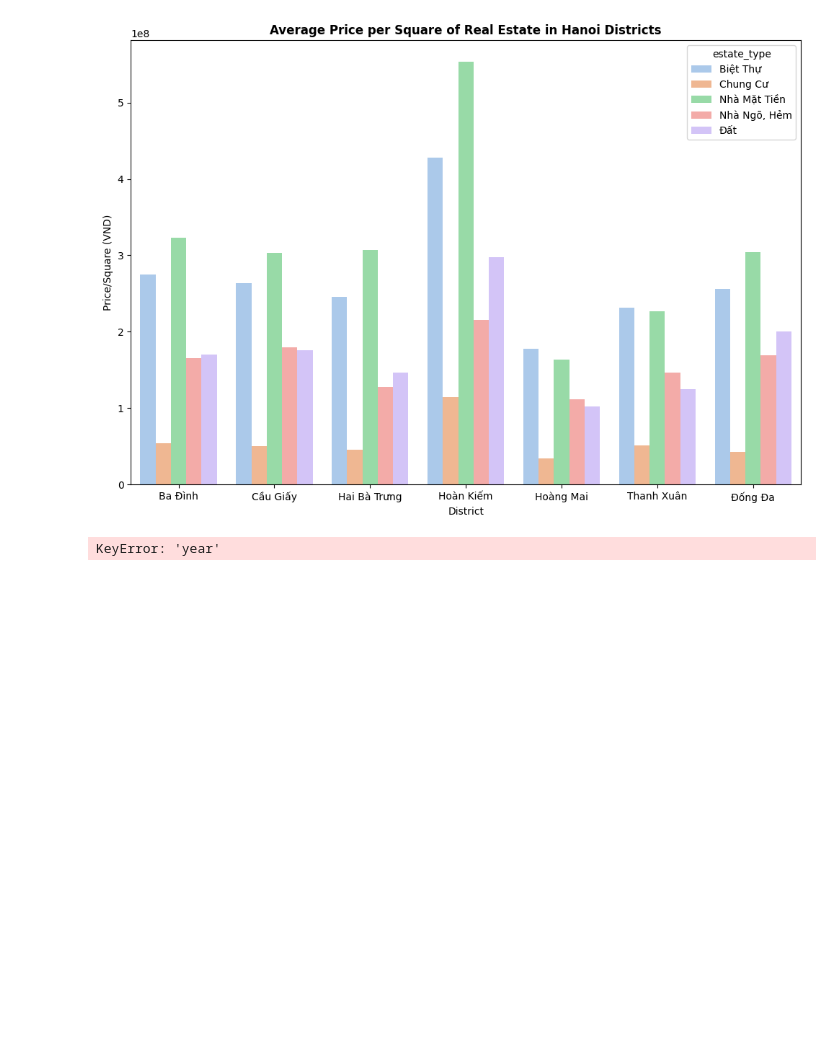
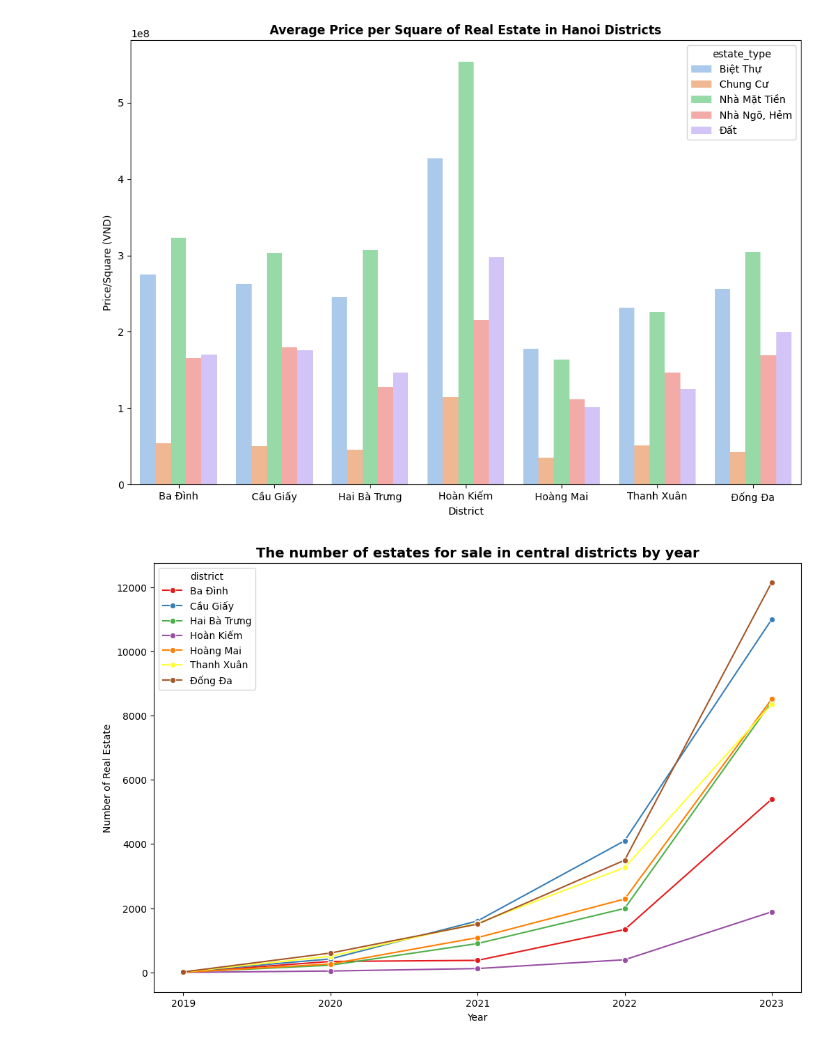
Before and after one commit to ains-ley/Hanoi-Real-Estate-Price-Analysis, a Jupyter notebook: notebook/bdshn.ipynb, the cells around one changed output. Cells and saved outputs as stored; diff of their text form; code cells hidden in the pictures; blank space fills up the shorter version.

```diff
--- a/notebook/bdshn.ipynb
+++ b/notebook/bdshn.ipynb
@@ -690,27 +655,30 @@ plt.show()
 [figure]
 # %%
 import matplotlib.ticker as mticker
+
+some_districts = ['Đống Đa', 'Hai Bà Trưng', 'Hoàn Kiếm', 'Hoàng Mai', 'Ba Đình', 'Cầu Giấy', 'Thanh Xuân']
+filtered_district = df[df['district'].isin(some_districts)]
 
 df['year'] = df['post_date'].dt.year
 
 # Group by year and district, and count the number of listings
 df_grouped_year_district = filtered_district.groupby(['year', 'district']).size().reset_index(name='group_count')
 
 # Plot the line chart
 plt.figure(figsize=(12, 8))
 sns.lineplot(x='year', y='group_count', hue='district', data=df_grouped_year_district, marker="o", palette='Set1')
 
 # Add labels and title
 plt.title('The number of estates for sale in central districts by year', fontsize=14, fontweight='bold')
 plt.xlabel('Year', fontsize=10)
 plt.ylabel('Number of Real Estate', fontsize=10)
 
 ax = plt.gca()
 ax.xaxis.set_major_locator(mticker.MaxNLocator(integer=True))
 
 plt.show()
 # %% [output]
-KeyError: 'year'
+[figure, added]
 # %%
 # Group by year and district, and count the number of listings
 
```
Also changed, not shown: parts of 24 cells of this notebook.
